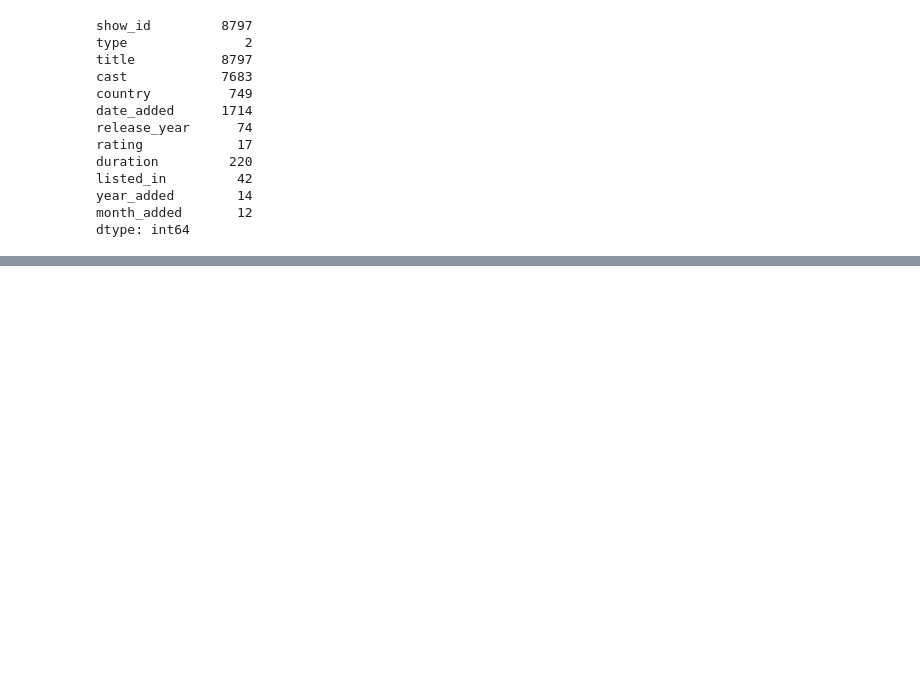
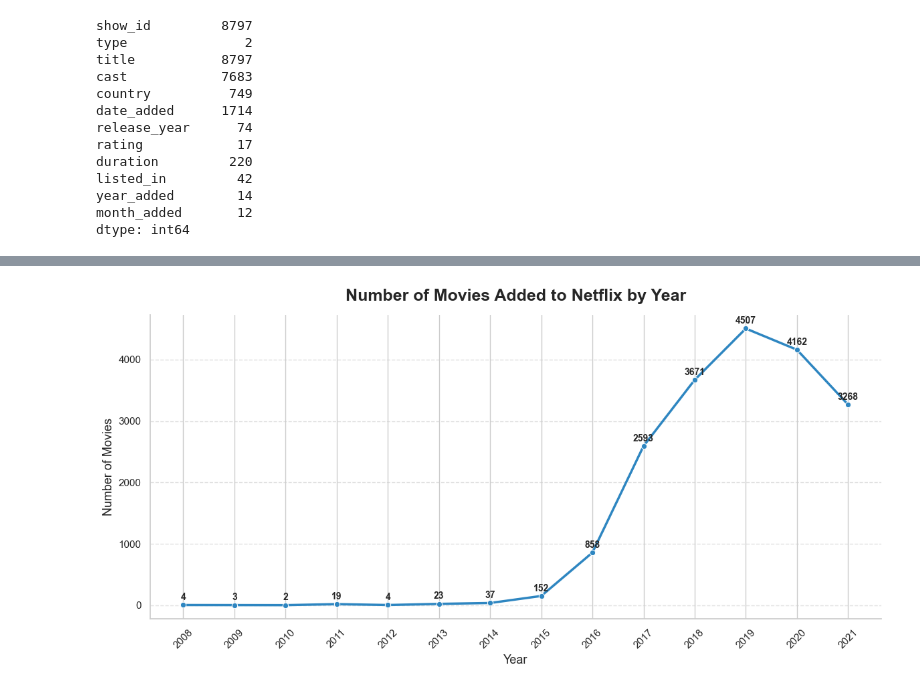
Before and after one commit to theaditya24/COMPLETE-PYTHON-FOR-DATA-ANALYTICS, a Jupyter notebook: Netflix Data Analysis/EDA.ipynb, the cells around one changed output, grey strips where cells are left out. Saved outputs shown, nothing was run; the diff lists cells and outputs as text; code cells hidden in the pictures; blank space fills up the shorter version.

```diff
--- a/Netflix Data Analysis/EDA.ipynb
+++ b/Netflix Data Analysis/EDA.ipynb
@@ -366,0 +448,25 @@ dtype: int64
+# %%
+# Count movies added each year
+year_counts = (df['year_added'].value_counts().sort_index())
+
+plt.figure(figsize=(12, 6))
+
+ax = sns.lineplot(x=year_counts.index, y=year_counts.values, marker='o', linewidth=2.5, color='#2E86C1')
+
+# Add value labels
+for x, y in zip(year_counts.index, year_counts.values):
+    plt.text(x, y + 80, str(y), ha='center', fontsize=10, fontweight='bold')
+
+plt.title("Number of Movies Added to Netflix by Year", fontsize=18, fontweight='bold', pad=15)
+
+plt.xlabel("Year", fontsize=13)
+plt.ylabel("Number of Movies", fontsize=13)
+
+plt.xticks(year_counts.index, rotation=45)
+plt.grid(axis='y', linestyle='--', alpha=0.6)
+
+sns.despine()
+plt.tight_layout()
+plt.show()
+# %% [output]
+[figure, added]
```
Also changed, not shown: parts of 11 cells of this notebook.
